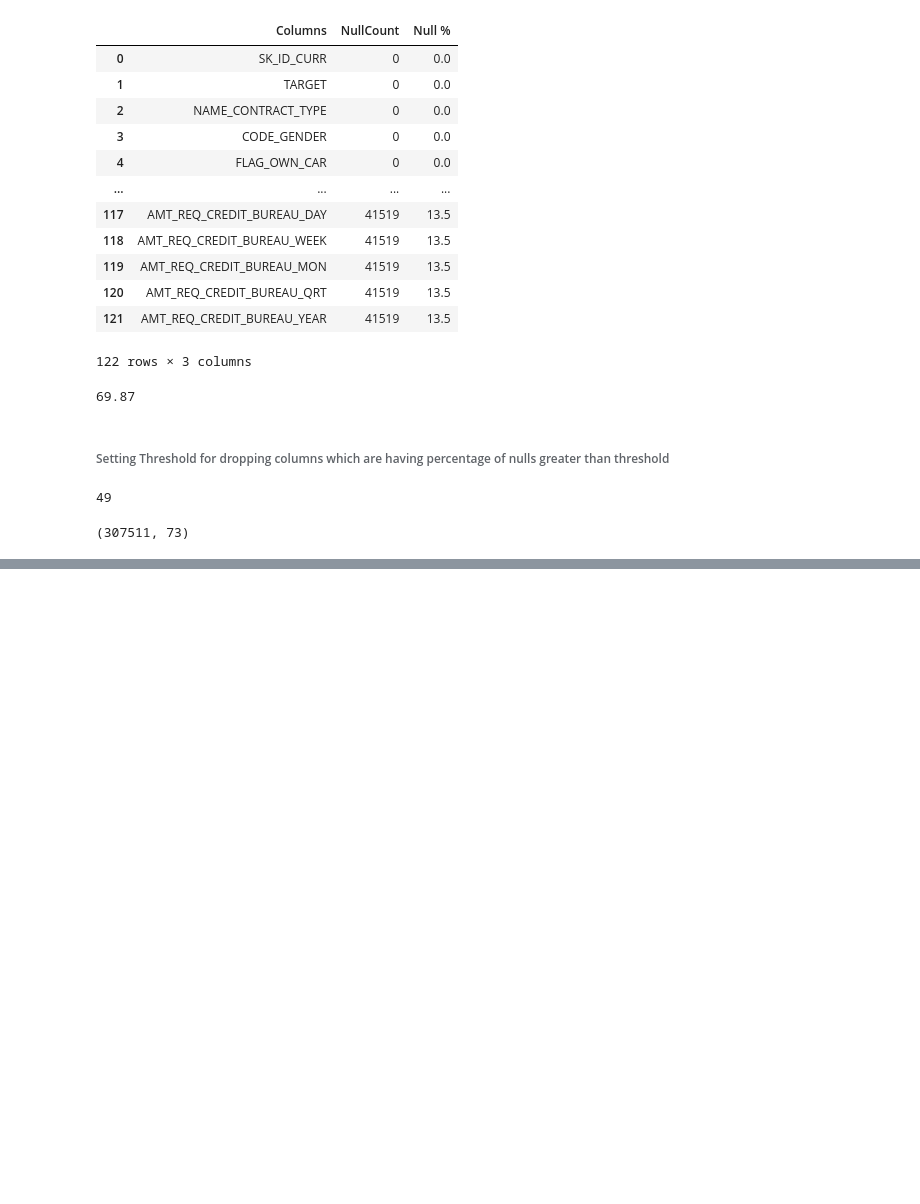
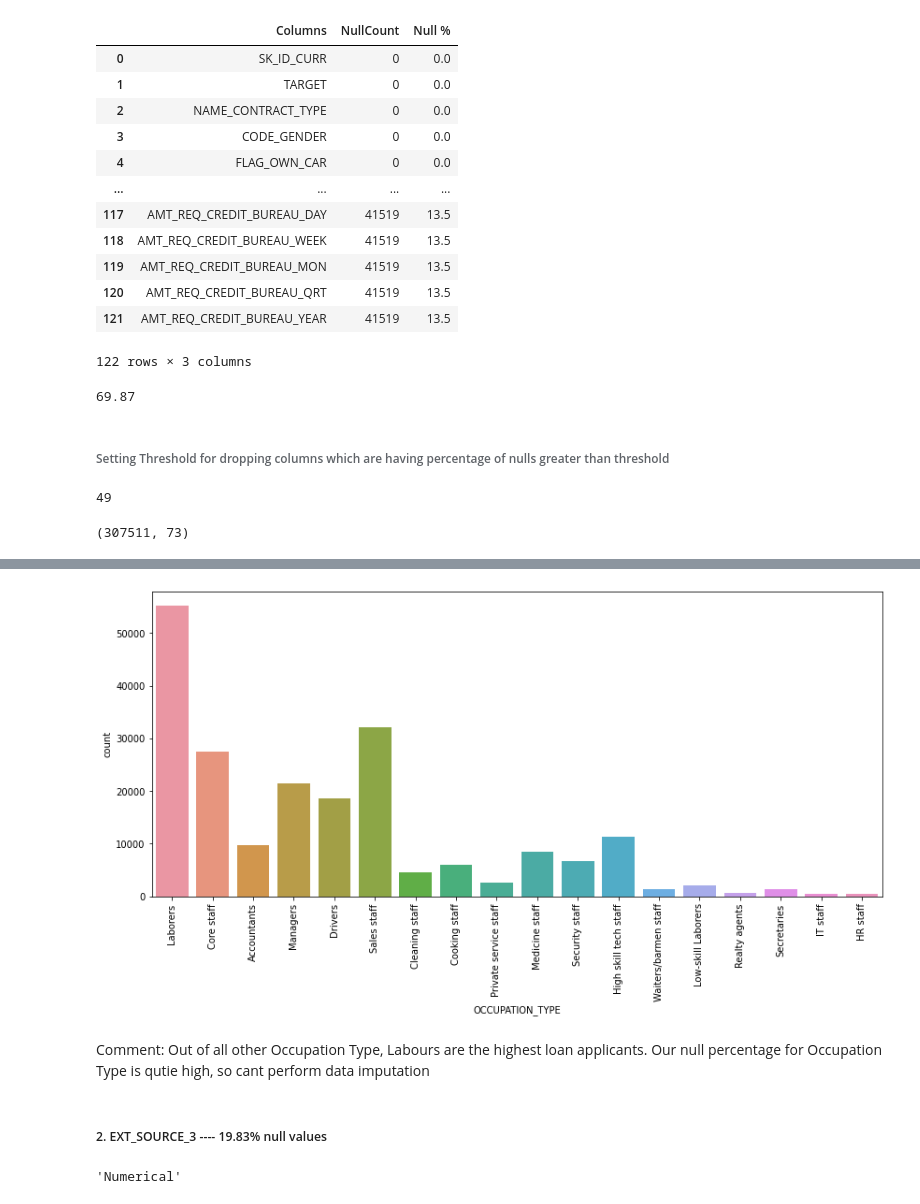
Before and after one commit to ameyabits/UPGrad, a Jupyter notebook: CaseStudy/Bank Loan Case Study/Notebooks/ApplicationData.ipynb, the cells around one changed output, grey strips where cells are left out. Drawn from its saved outputs; the diff is of its cells as text; code cells hidden in the pictures; blank space fills up the shorter version.

Commit message:
Bank Loan Case Study Handling Null Value Completed

```diff
--- a/CaseStudy/Bank Loan Case Study/Notebooks/ApplicationData.ipynb
+++ b/CaseStudy/Bank Loan Case Study/Notebooks/ApplicationData.ipynb
@@ -140,0 +192,19 @@ Bank_AppData_DF.shape
+# %%
+plt.figure(figsize=(14,6))
+sns.countplot(data=Bank_AppData_DF,x='OCCUPATION_TYPE')
+plt.xticks(rotation =90)
+plt.show()
+# %% [output]
+[figure, added]
+# %% [markdown]
+Comment:
+Out of all other Occupation Type, Labours are the highest loan applicants.
+Our null percentage for Occupation Type is qutie high, so cant perform data imputation
+# %% [markdown]
+##### 2. EXT_SOURCE_3 ---- 19.83% null values
+# %%
+# Check if EXT_SOURCE_3 categorical or numerical
+EXT_SOURCE_3_Type ='Categorical' if 'EXT_SOURCE_3' in categorialTypeColumns else 'Numerical'
+EXT_SOURCE_3_Type
+# %% [output]
+'Numerical'
```
Also changed, not shown: parts of 38 cells of this notebook, 1 other file.
